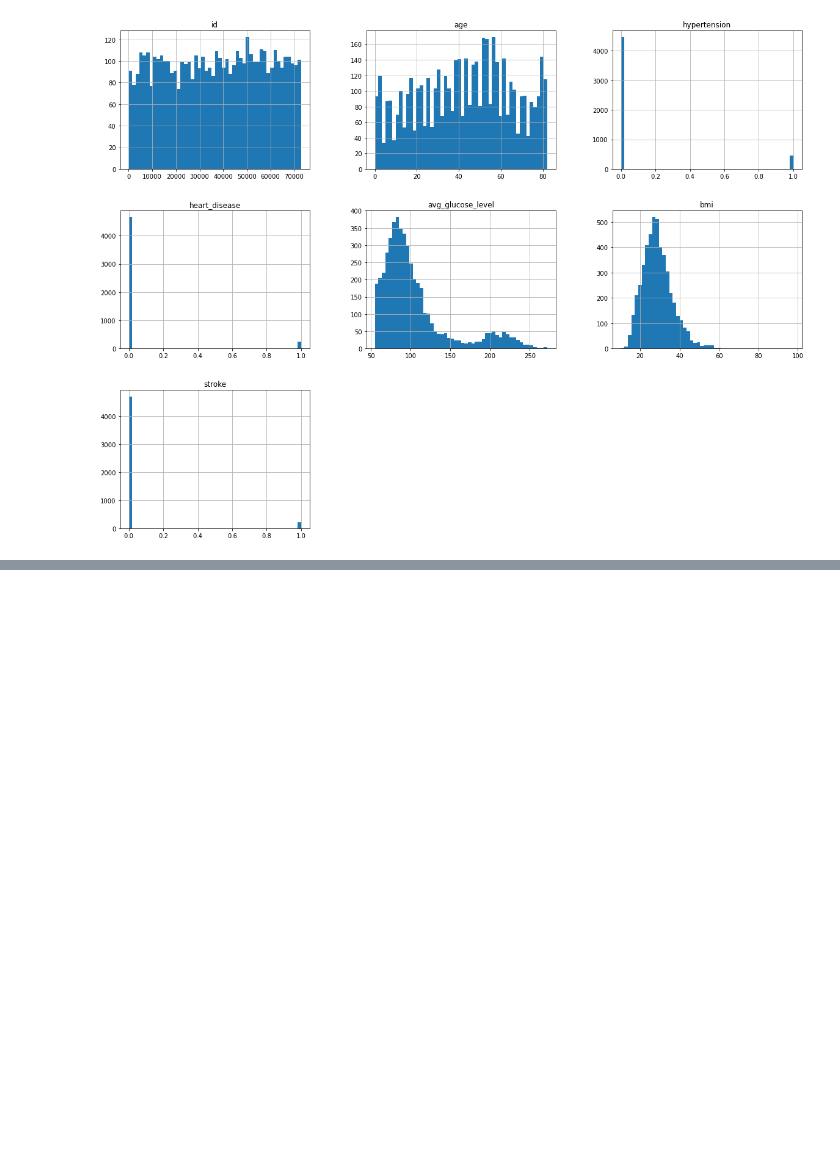
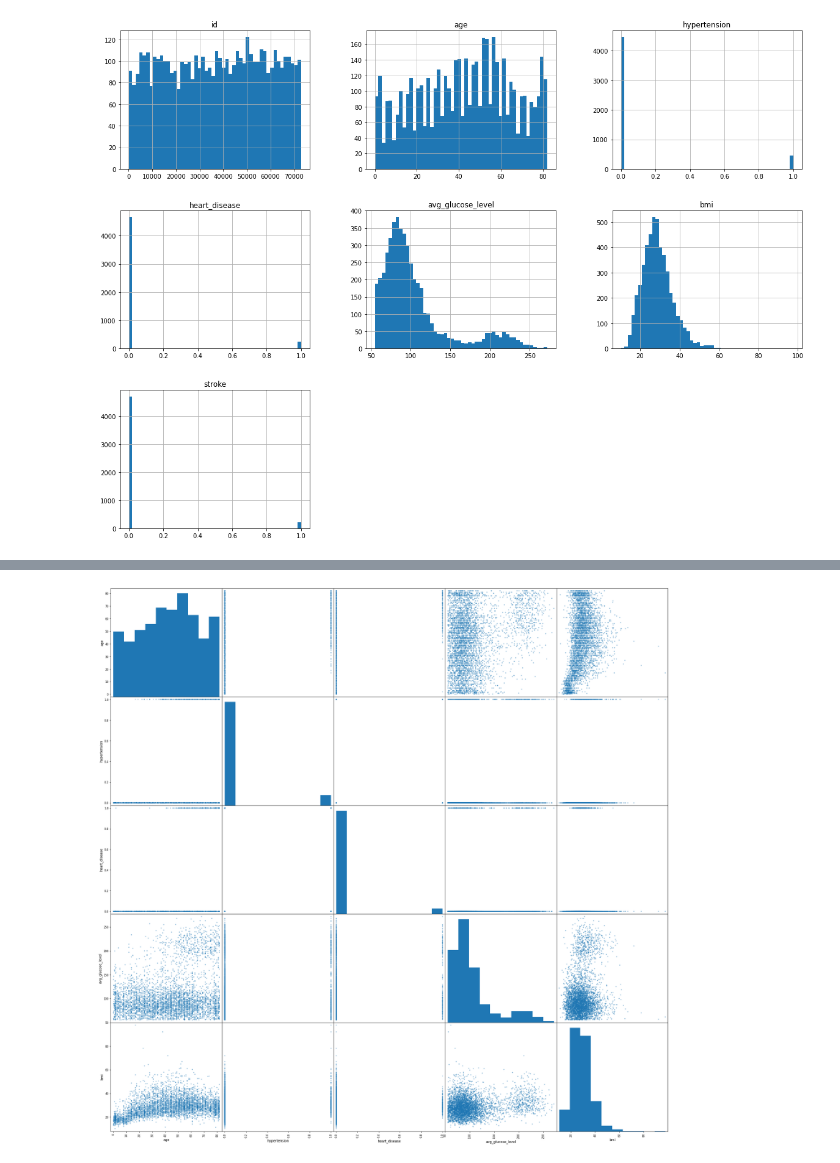
Before and after one commit to Jacobheyman702/Stroke_Classification-, a Jupyter notebook: Untitled.ipynb, the cells around one changed output, grey strips where cells are left out. Drawn from its saved outputs; the diff is of its cells as text; code cells hidden in the pictures; blank space fills up the shorter version.

```diff
--- a/Untitled.ipynb
+++ b/Untitled.ipynb
@@ -161,0 +165,2 @@ print(table)
+# %%
+stroke_pred = df.drop(['id','stroke'],1)
@@ -161,0 +176,4 @@ print(table)
+# %%
+pd.plotting.scatter_matrix(stroke_pred, figsize = [30,30]);
+plt.show()
+# %% [output]
@@ -161,0 +182 @@ print(table)
+[figure, added]
```
Also changed, not shown: parts of 5 cells of this notebook.
